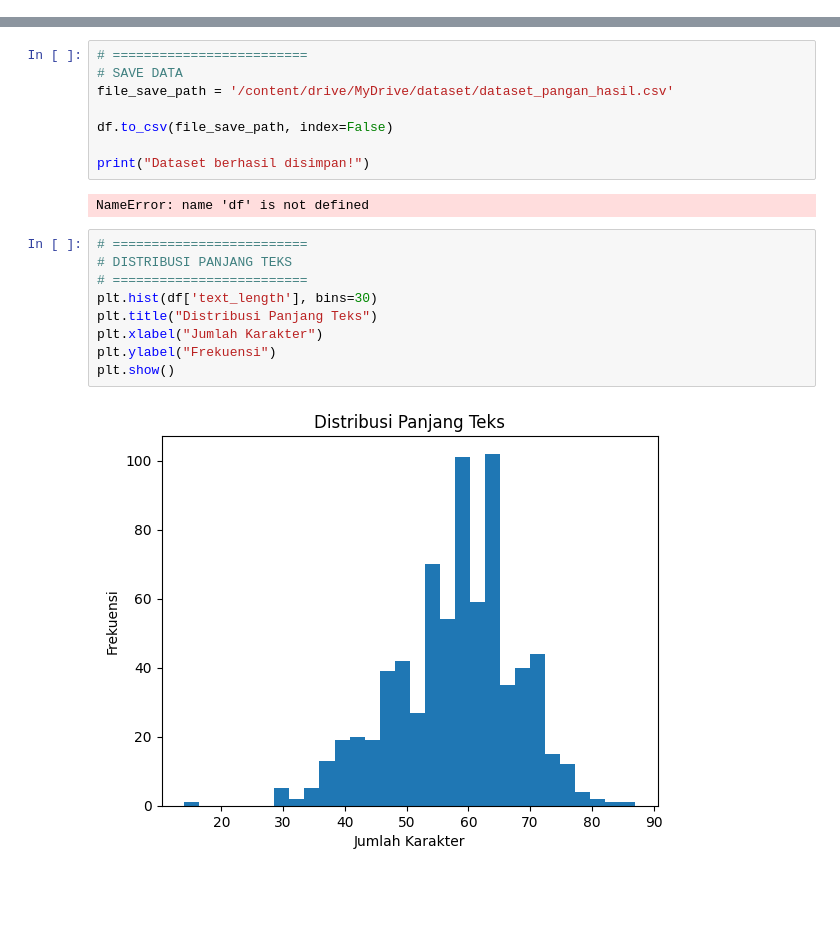
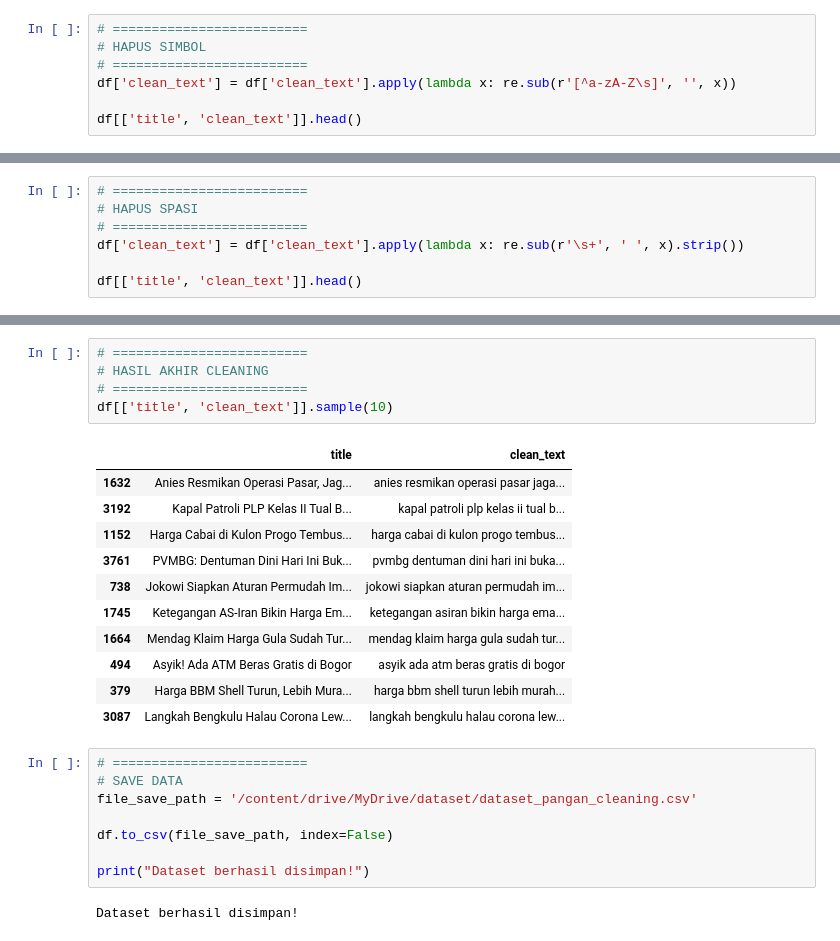
Before and after one commit to afllaabdi/tugas_NLP, a Jupyter notebook: Source_Code.ipynb, the cells around one changed output, grey strips where cells are left out. Drawn from its saved outputs; the diff is of its cells as text; blank space fills up the shorter version.

```diff
--- a/Source_Code.ipynb
+++ b/Source_Code.ipynb
@@ -160,0 +92,7 @@ df[['clean_text', 'text_length']].head()
+# %%
+# =========================
+# HAPUS SIMBOL
+# =========================
+df['clean_text'] = df['clean_text'].apply(lambda x: re.sub(r'[^a-zA-Z\s]', '', x))
+
+df[['title', 'clean_text']].head()
@@ -160,0 +106,7 @@ df[['clean_text', 'text_length']].head()
+# %%
+# =========================
+# HAPUS SPASI
+# =========================
+df['clean_text'] = df['clean_text'].apply(lambda x: re.sub(r'\s+', ' ', x).strip())
+
+df[['title', 'clean_text']].head()
@@ -161,21 +120,27 @@ df[['clean_text', 'text_length']].head()
+# %%
+# =========================
+# HASIL AKHIR CLEANING
+# =========================
+df[['title', 'clean_text']].sample(10)
+# %% [output]
+|  | title | clean_text |
+| 1632 | Anies Resmikan Operasi Pasar, Jag... | anies resmikan operasi pasar jaga... |
+| 3192 | Kapal Patroli PLP Kelas II Tual B... | kapal patroli plp kelas ii tual b... |
+| 1152 | Harga Cabai di Kulon Progo Tembus... | harga cabai di kulon progo tembus... |
+| 3761 | PVMBG: Dentuman Dini Hari Ini Buk... | pvmbg dentuman dini hari ini buka... |
+| 738 | Jokowi Siapkan Aturan Permudah Im... | jokowi siapkan aturan permudah im... |
+| 1745 | Ketegangan AS-Iran Bikin Harga Em... | ketegangan asiran bikin harga ema... |
+| 1664 | Mendag Klaim Harga Gula Sudah Tur... | mendag klaim harga gula sudah tur... |
+| 494 | Asyik! Ada ATM Beras Gratis di Bogor | asyik ada atm beras gratis di bogor |
+| 379 | Harga BBM Shell Turun, Lebih Mura... | harga bbm shell turun lebih murah... |
+| 3087 | Langkah Bengkulu Halau Corona Lew... | langkah bengkulu halau corona lew... |
 # %%
 # =========================
 # SAVE DATA
-file_save_path = '/content/drive/MyDrive/dataset/dataset_pangan_hasil.csv'
+file_save_path = '/content/drive/MyDrive/dataset/dataset_pangan_cleaning.csv'
 
 df.to_csv(file_save_path, index=False)
 
 print("Dataset berhasil disimpan!")
 # %% [output]
-NameError: name 'df' is not defined
+Dataset berhasil disimpan!
-# %%
-# =========================
-# DISTRIBUSI PANJANG TEKS
-# =========================
-plt.hist(df['text_length'], bins=30)
-plt.title("Distribusi Panjang Teks")
-plt.xlabel("Jumlah Karakter")
-plt.ylabel("Frekuensi")
-plt.show()
-# %% [output]
-[figure, removed]
```
Also changed, not shown: parts of 13 cells of this notebook.
